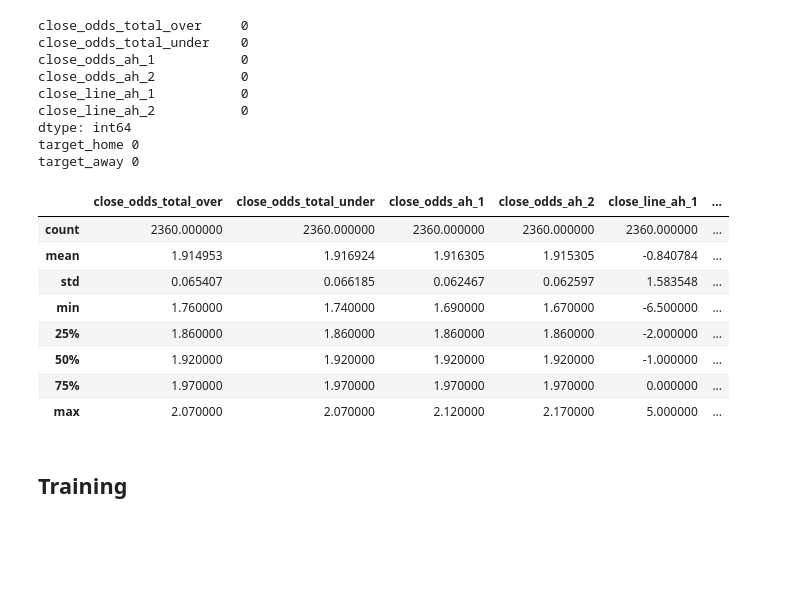
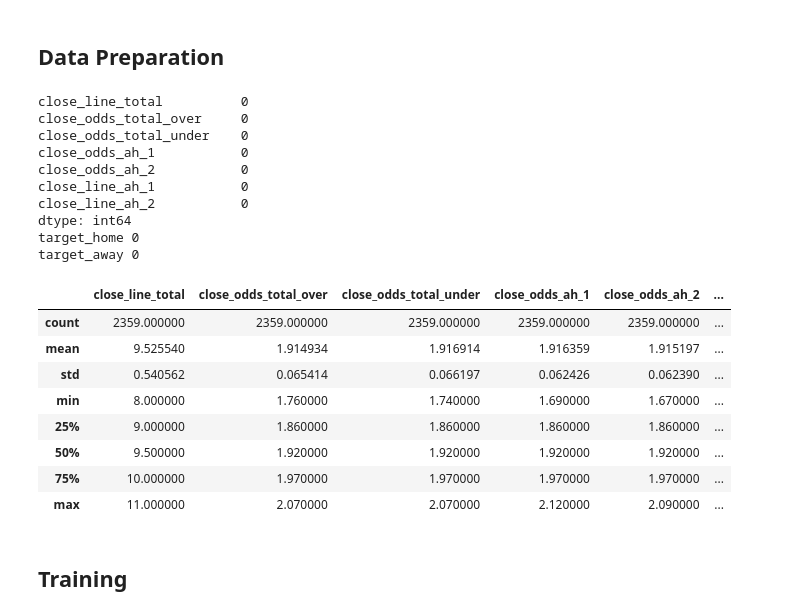
Before and after one commit to IsaacHog/ec-data-science-24, a Jupyter notebook: projekt_i_data_science/predict_team_corners_1st_half.IPYNB, the cells around one changed output. Cells and saved outputs as stored; diff of their text form; code cells hidden in the pictures; blank space fills up the shorter version.

```diff
--- a/projekt_i_data_science/predict_team_corners_1st_half.IPYNB
+++ b/projekt_i_data_science/predict_team_corners_1st_half.IPYNB
@@ -7,45 +7,50 @@ from sklearn.ensemble import RandomForestRegressor, GradientBoostingRegressor
 from sklearn.metrics import mean_absolute_error, root_mean_squared_error
 import matplotlib.pyplot as plt
 import seaborn as sns
+# %% [markdown]
+<h2>Data Preparation
 # %%
 df = pd.read_csv("data_set.csv")
 
 features = [
+    'close_line_total',
     'close_odds_total_over',
     'close_odds_total_under',
     'close_odds_ah_1',
     'close_odds_ah_2',
     'close_line_ah_1',
     'close_line_ah_2'
 ]
 
 target_home = 'corners_result_home_1st_ht'
 target_away = 'corners_result_away_1st_ht'
 
 X = df[features]
 y_home = df[target_home]
 y_away = df[target_away]
 
 print(df[features].isna().sum())
 print(f'target_home {df[target_home].isna().sum()}')
 print(f'target_away {df[target_away].isna().sum()}')
+df = df[df['close_line_total'] >= 4] # Super small total line should mean incorrect data
 df[features].describe()
 # %% [output]
+close_line_total          0
 close_odds_total_over     0
 close_odds_total_under    0
 close_odds_ah_1           0
 close_odds_ah_2           0
 close_line_ah_1           0
 close_line_ah_2           0
 dtype: int64
 target_home 0
 target_away 0
-|  | close_odds_total_over | close_odds_total_under | close_odds_ah_1 | close_odds_ah_2 | close_line_ah_1 | ... |
-| count | 2360.000000 | 2360.000000 | 2360.000000 | 2360.000000 | 2360.000000 | ... |
-| mean | 1.914953 | 1.916924 | 1.916305 | 1.915305 | -0.840784 | ... |
-| std | 0.065407 | 0.066185 | 0.062467 | 0.062597 | 1.583548 | ... |
-| min | 1.760000 | 1.740000 | 1.690000 | 1.670000 | -6.500000 | ... |
-| 25% | 1.860000 | 1.860000 | 1.860000 | 1.860000 | -2.000000 | ... |
-| 50% | 1.920000 | 1.920000 | 1.920000 | 1.920000 | -1.000000 | ... |
-| 75% | 1.970000 | 1.970000 | 1.970000 | 1.970000 | 0.000000 | ... |
-| max | 2.070000 | 2.070000 | 2.120000 | 2.170000 | 5.000000 | ... |
+|  | close_line_total | close_odds_total_over | close_odds_total_under | close_odds_ah_1 | close_odds_ah_2 | ... |
+| count | 2359.000000 | 2359.000000 | 2359.000000 | 2359.000000 | 2359.000000 | ... |
+| mean | 9.525540 | 1.914934 | 1.916914 | 1.916359 | 1.915197 | ... |
+| std | 0.540562 | 0.065414 | 0.066197 | 0.062426 | 0.062390 | ... |
+| min | 8.000000 | 1.760000 | 1.740000 | 1.690000 | 1.670000 | ... |
+| 25% | 9.000000 | 1.860000 | 1.860000 | 1.860000 | 1.860000 | ... |
+| 50% | 9.500000 | 1.920000 | 1.920000 | 1.920000 | 1.920000 | ... |
+| 75% | 10.000000 | 1.970000 | 1.970000 | 1.970000 | 1.970000 | ... |
+| max | 11.000000 | 2.070000 | 2.070000 | 2.120000 | 2.090000 | ... |
```
Also changed, not shown: parts of 16 cells of this notebook.
